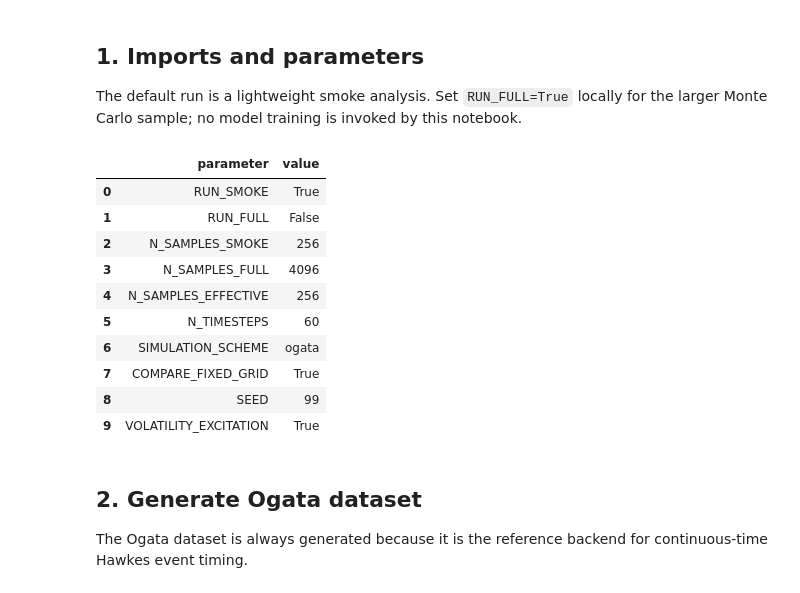
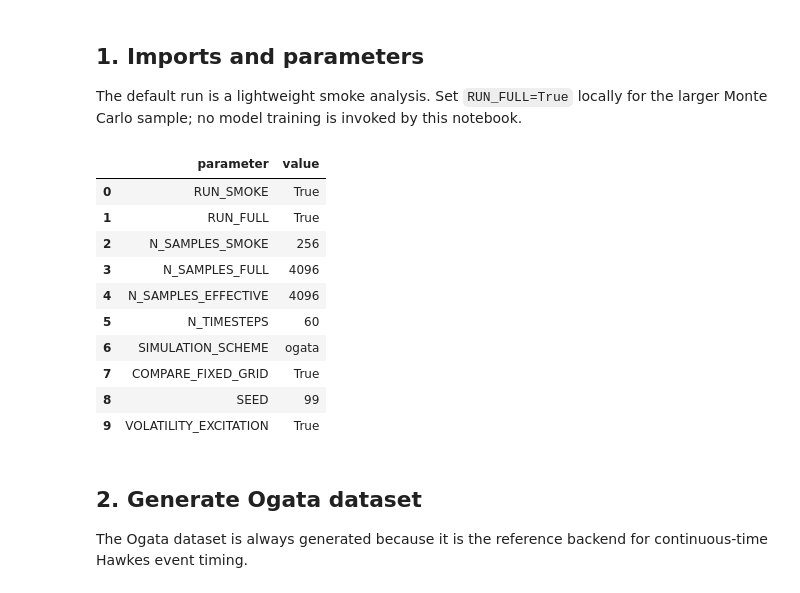
Before and after one commit to GVourvachakis/TimeCausalVQVAE, a Jupyter notebook: notebooks/benchmarks/hawkes_jump_dataset.ipynb, the cells around one changed output. Cells and saved outputs as stored; diff of their text form; code cells hidden in the pictures.

Commit message:
docs(notebooks): execute full preview notebooks

```diff
--- a/notebooks/benchmarks/hawkes_jump_dataset.ipynb
+++ b/notebooks/benchmarks/hawkes_jump_dataset.ipynb
@@ -87,10 +87,10 @@ except Exception:  # pragma: no cover - keep notebook usable when scripts are no
 
 
 RUN_SMOKE = True
-RUN_FULL = False
+RUN_FULL = True
 RUN_TRAINING = False
 RUN_EVALUATION = False
-RUN_HEAVY = False
+RUN_HEAVY = True
 RUN_EXPENSIVE_METRICS = False
 RUN_SIGNATURE_KERNEL = False
 RUN_ADAPTED_WASSERSTEIN = False
@@ -107,37 +107,37 @@ DT = 1.0 / 60.0
 
 if SIMULATION_SCHEME not in {"ogata", "fixed_grid"}:
     raise ValueError("SIMULATION_SCHEME must be 'ogata' or 'fixed_grid'.")
 
 N_SAMPLES = N_SAMPLES_FULL if RUN_FULL else N_SAMPLES_SMOKE
 RUN_MODE = "full" if RUN_FULL else "smoke"
 
 pd.set_option("display.max_columns", 40)
 pd.set_option("display.width", 140)
 plt.rcParams.update({"figure.dpi": 120, "axes.grid": True})
 
 display(
     pd.DataFrame(
         [
             {"parameter": "RUN_SMOKE", "value": RUN_SMOKE},
             {"parameter": "RUN_FULL", "value": RUN_FULL},
             {"parameter": "N_SAMPLES_SMOKE", "value": N_SAMPLES_SMOKE},
             {"parameter": "N_SAMPLES_FULL", "value": N_SAMPLES_FULL},
             {"parameter": "N_SAMPLES_EFFECTIVE", "value": N_SAMPLES},
             {"parameter": "N_TIMESTEPS", "value": N_TIMESTEPS},
             {"parameter": "SIMULATION_SCHEME", "value": SIMULATION_SCHEME},
             {"parameter": "COMPARE_FIXED_GRID", "value": COMPARE_FIXED_GRID},
             {"parameter": "SEED", "value": SEED},
             {"parameter": "VOLATILITY_EXCITATION", "value": VOLATILITY_EXCITATION},
         ]
     )
 )
 # %% [output]
 |  | parameter | value |
 | 0 | RUN_SMOKE | True |
-| 1 | RUN_FULL | False |
+| 1 | RUN_FULL | True |
 | 2 | N_SAMPLES_SMOKE | 256 |
 | 3 | N_SAMPLES_FULL | 4096 |
-| 4 | N_SAMPLES_EFFECTIVE | 256 |
+| 4 | N_SAMPLES_EFFECTIVE | 4096 |
 | 5 | N_TIMESTEPS | 60 |
 | 6 | SIMULATION_SCHEME | ogata |
 | 7 | COMPARE_FIXED_GRID | True |
```
Also changed, not shown: parts of 5 cells of this notebook, 20 other files.
